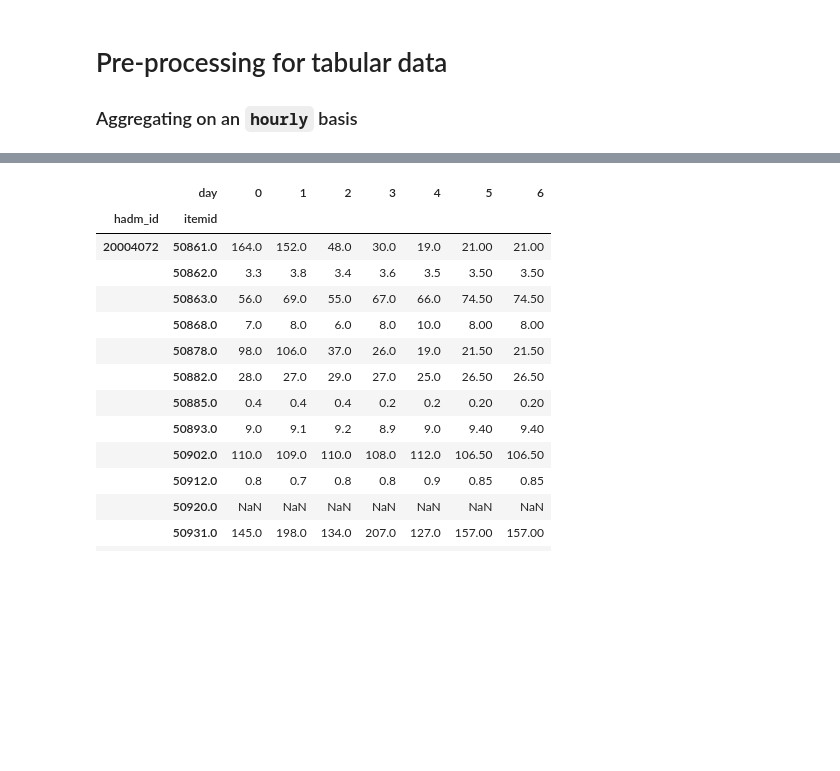
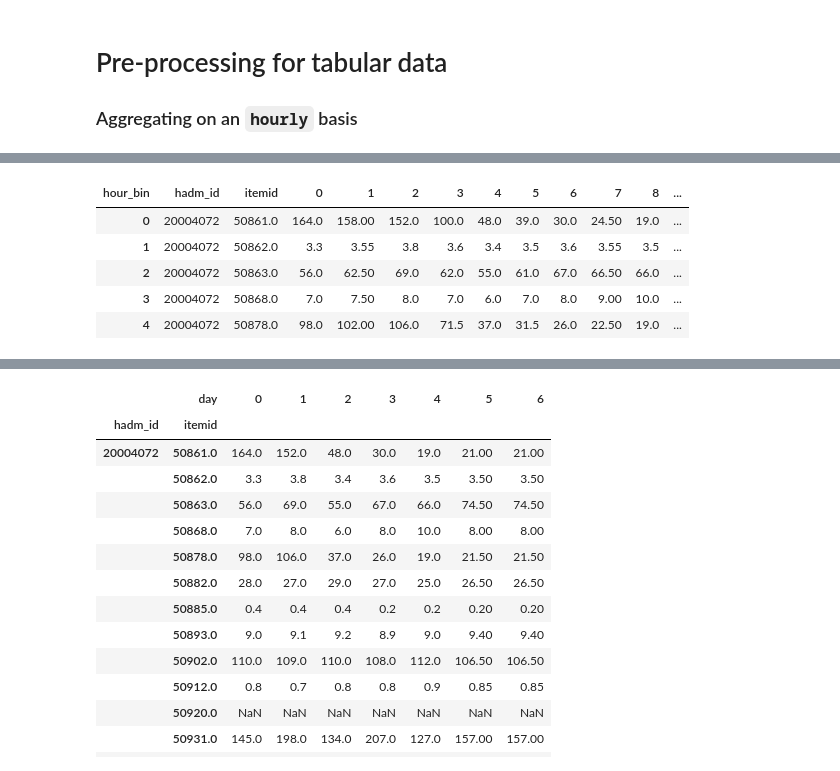
Before and after one commit to Crazz-Zaac/informative-missingness, a Jupyter notebook: project/notebooks/exp_2025.ipynb, the cells around one changed output, grey strips where cells are left out. Drawn from its saved outputs; the diff is of its cells as text; code cells hidden in the pictures; blank space fills up the shorter version.

```diff
--- a/project/notebooks/exp_2025.ipynb
+++ b/project/notebooks/exp_2025.ipynb
@@ -242,15 +242,25 @@ patient_df.head()
 | 3 | 14794992 | 26014971 | 2115-12-20 12:15:00 | 0 | F | 66 | WHITE | 50861.0 | 2115-12-19 00:00:00 | 22.0 | ... |
 | 4 | 14794992 | 26014971 | 2115-12-20 12:15:00 | 0 | F | 66 | WHITE | 50861.0 | 2115-12-20 01:30:00 | 26.0 | ... |
 # %%
-# patient_df["hour_bin"] = (patient_df["hour"] // 12).astype(int)
-patient_df = patient_df[(patient_df["hour_bin"] >= 0) & (patient_df["hour_bin"] < 14)]
+patient_df["hour_bin"] = (patient_df["hour"] // 12).astype(int)
+# patient_df = patient_df[(patient_df["hour_bin"] >= 0) & (patient_df["hour_bin"] < 14)]
 patient_ts = (
     patient_df
-    .groupby(["hadm_id", "itemid", "day"])["valuenum"]  # "subject_id"
+    .groupby(["hadm_id", "itemid", "hour_bin"])["valuenum"]  # "subject_id"
     .mean()
     .unstack(level=-1)
     .interpolate(method="linear", axis=1, limit_area="inside")
     .ffill(axis=1)
     .bfill(axis=1)
+    .reset_index()
 )
+# %%
+patient_ts.head()
+# %% [output]
+| hour_bin | hadm_id | itemid | 0 | 1 | 2 | 3 | 4 | 5 | 6 | 7 | 8 | ... |
+| 0 | 20004072 | 50861.0 | 164.0 | 158.00 | 152.0 | 100.0 | 48.0 | 39.0 | 30.0 | 24.50 | 19.0 | ... |
+| 1 | 20004072 | 50862.0 | 3.3 | 3.55 | 3.8 | 3.6 | 3.4 | 3.5 | 3.6 | 3.55 | 3.5 | ... |
+| 2 | 20004072 | 50863.0 | 56.0 | 62.50 | 69.0 | 62.0 | 55.0 | 61.0 | 67.0 | 66.50 | 66.0 | ... |
+| 3 | 20004072 | 50868.0 | 7.0 | 7.50 | 8.0 | 7.0 | 6.0 | 7.0 | 8.0 | 9.00 | 10.0 | ... |
+| 4 | 20004072 | 50878.0 | 98.0 | 102.00 | 106.0 | 71.5 | 37.0 | 31.5 | 26.0 | 22.50 | 19.0 | ... |
 # %%
```
Also changed, not shown: parts of 2 cells of this notebook, 3 other files.
